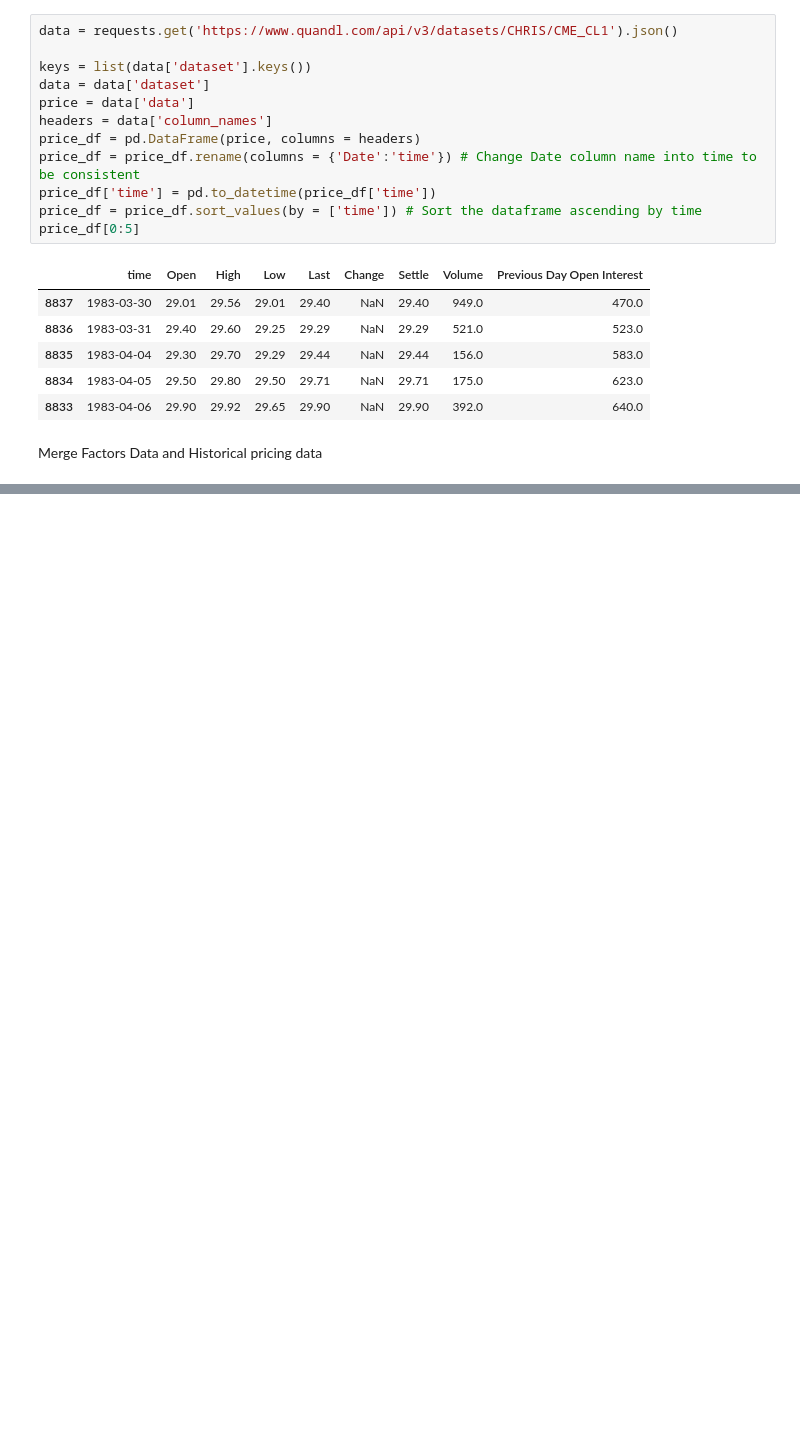
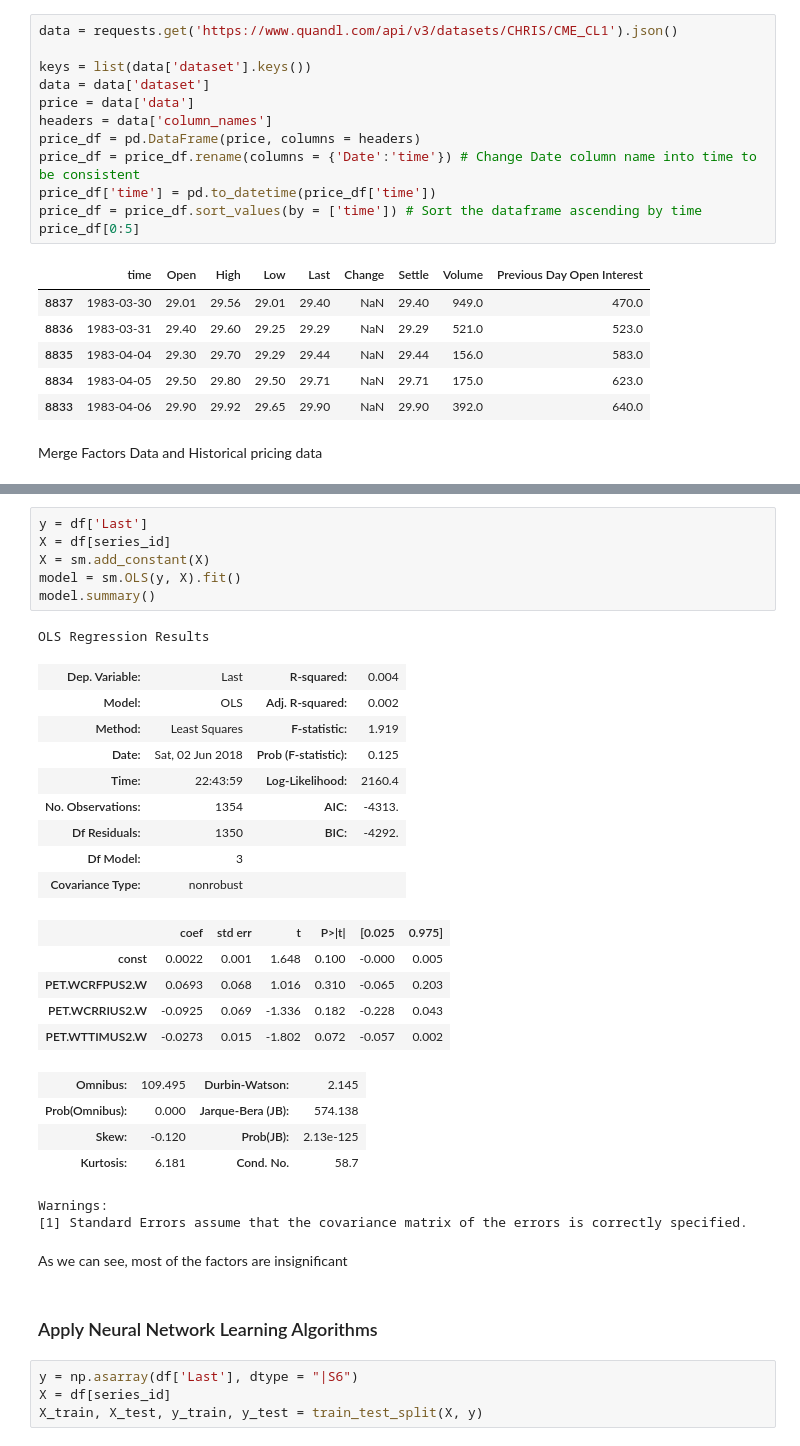
Before and after one commit to zlwolf236/eia-data-analysis, a Jupyter notebook: EIA-data-analysis.ipynb, the cells around one changed output, grey strips where cells are left out. Cells and saved outputs as stored; diff of their text form; blank space fills up the shorter version.

```diff
--- a/EIA-data-analysis.ipynb
+++ b/EIA-data-analysis.ipynb
@@ -86,0 +109,36 @@ df[0:5]
+# %%
+y = df['Last']
+X = df[series_id]
+X = sm.add_constant(X)
+model = sm.OLS(y, X).fit()
+model.summary()
+# %% [output]
+OLS Regression Results
+| Dep. Variable: | Last | R-squared: | 0.004 |
+| Model: | OLS | Adj. R-squared: | 0.002 |
+| Method: | Least Squares | F-statistic: | 1.919 |
+| Date: | Sat, 02 Jun 2018 | Prob (F-statistic): | 0.125 |
+| Time: | 22:43:59 | Log-Likelihood: | 2160.4 |
+| No. Observations: | 1354 | AIC: | -4313. |
+| Df Residuals: | 1350 | BIC: | -4292. |
+| Df Model: | 3 |  |  |
+| Covariance Type: | nonrobust |  |  |
+|  | coef | std err | t | P>|t| | [0.025 | 0.975] |
+| const | 0.0022 | 0.001 | 1.648 | 0.100 | -0.000 | 0.005 |
+| PET.WCRFPUS2.W | 0.0693 | 0.068 | 1.016 | 0.310 | -0.065 | 0.203 |
+| PET.WCRRIUS2.W | -0.0925 | 0.069 | -1.336 | 0.182 | -0.228 | 0.043 |
+| PET.WTTIMUS2.W | -0.0273 | 0.015 | -1.802 | 0.072 | -0.057 | 0.002 |
+| Omnibus: | 109.495 | Durbin-Watson: | 2.145 |
+| Prob(Omnibus): | 0.000 | Jarque-Bera (JB): | 574.138 |
+| Skew: | -0.120 | Prob(JB): | 2.13e-125 |
+| Kurtosis: | 6.181 | Cond. No. | 58.7 |
+Warnings:
+[1] Standard Errors assume that the covariance matrix of the errors is correctly specified.
+# %% [markdown]
+As we can see, most of the factors are insignificant
+# %% [markdown]
+### Apply Neural Network Learning Algorithms
+# %%
+y = np.asarray(df['Last'], dtype = "|S6")
+X = df[series_id]
+X_train, X_test, y_train, y_test = train_test_split(X, y)
```
Also changed, not shown: parts of 17 cells of this notebook.
